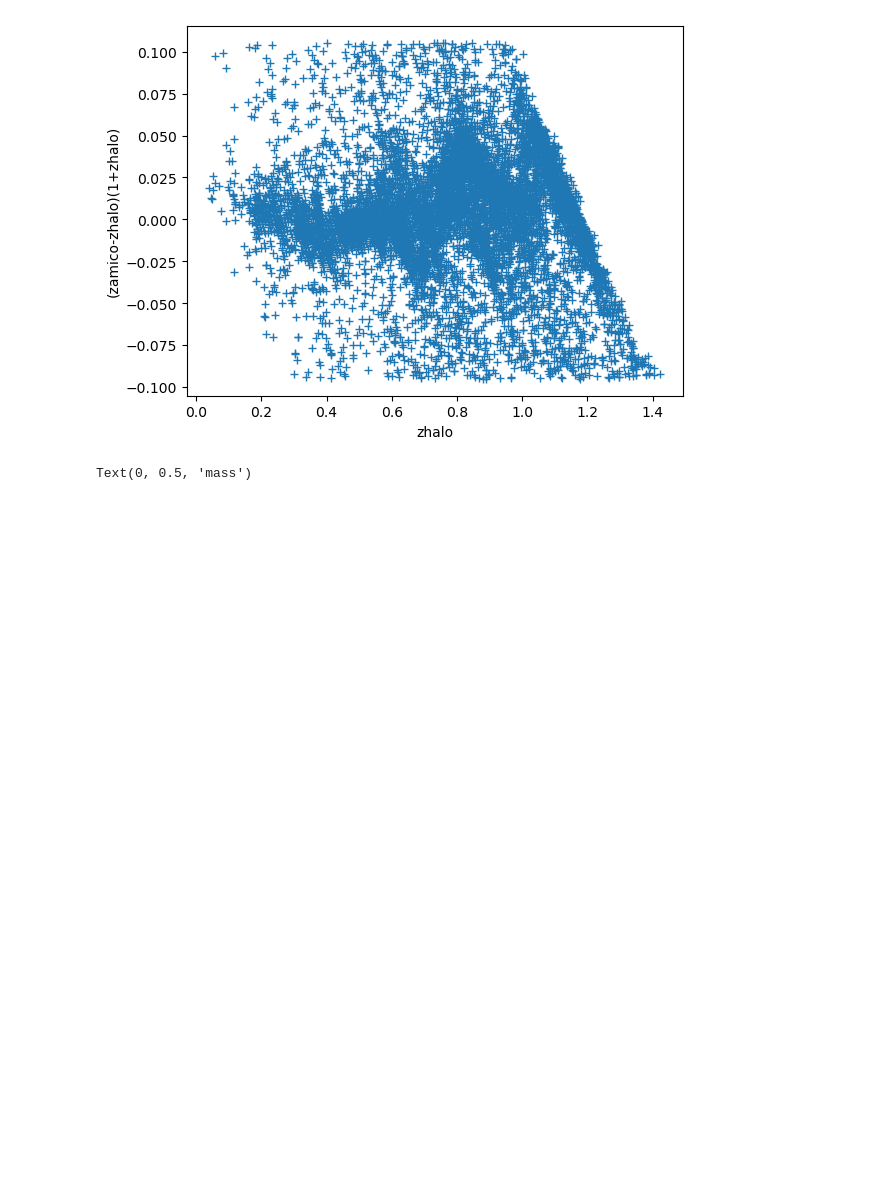
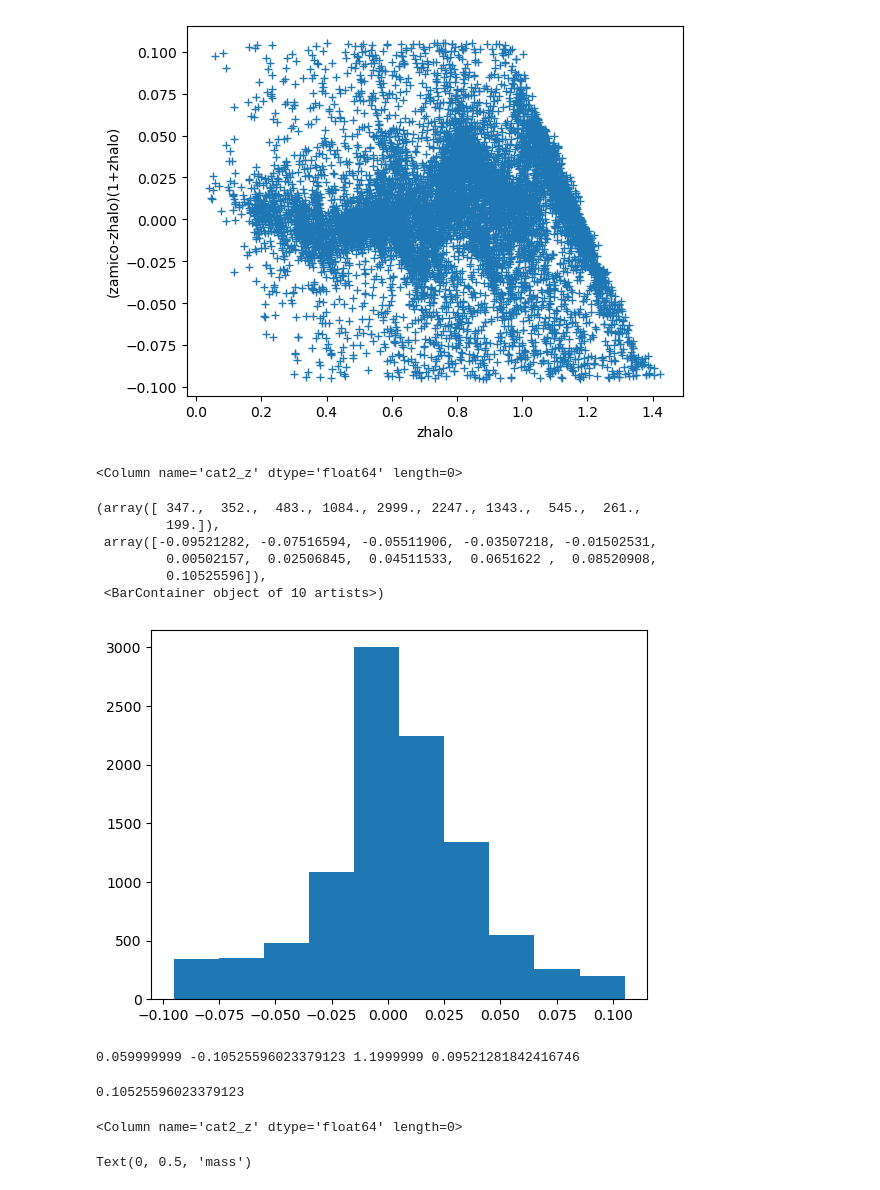
Before and after one commit to LSSTDESC/cluster_challenge, a Jupyter notebook: notebooks/morecl_match_amicocosmodc2.ipynb, the cells around one changed output. Saved outputs shown, nothing was run; the diff lists cells and outputs as text; code cells hidden in the pictures; blank space fills up the shorter version.

```diff
--- a/notebooks/morecl_match_amicocosmodc2.ipynb
+++ b/notebooks/morecl_match_amicocosmodc2.ipynb
@@ -267,6 +267,7 @@ c_merged = ClCatalog.read(outpath +'output_catalog.fits', 'merged',  tags = {'z_
 # %%
 z_amico = c_merged['z_amico']
 z_halo = c_merged['z_halo']
+z_diff = (z_amico-z_halo)/(1+z_halo)
 # %%
 plt.errorbar(z_halo,(z_amico-z_halo)/(1+z_halo), marker = '+', linestyle = 'None')
 plt.xlabel('zhalo')
@@ -277,3 +280,29 @@ Text(0, 0.5, '(zamico-zhalo)(1+zhalo)')
+# %%
+z_c
+# %% [output]
+<Column name='cat2_z' dtype='float64' length=0>
+# %%
+plt.hist(z_diff)
+# %% [output]
+(array([ 347.,  352.,  483., 1084., 2999., 2247., 1343.,  545.,  261.,
+         199.]),
+ array([-0.09521282, -0.07516594, -0.05511906, -0.03507218, -0.01502531,
+         0.00502157,  0.02506845,  0.04511533,  0.0651622 ,  0.08520908,
+         0.10525596]),
+ <BarContainer object of 10 artists>)
+[figure, added]
+# %%
+print(min(z_amico), min((z_halo-z_amico)/(1+z_halo)), max(z_amico), max((z_halo-z_amico)/(1+z_halo)))
+# %% [output]
+0.059999999 -0.10525596023379123 1.1999999 0.09521281842416746
+# %%
+max(z_diff)# toutes les différences sont shiftées vers la droite? essayer de configurer bin à la main
+# %% [output]
+0.10525596023379123
+# %%
+z_c
+# %% [output]
+<Column name='cat2_z' dtype='float64' length=0>
 # %%
 plt.loglog(c_merged['richness'], c_merged['mass'], marker = '+', linestyle = 'None')
 plt.xlabel('richness', fontsize = 15)
```
Also changed, not shown: parts of 9 cells of this notebook.
